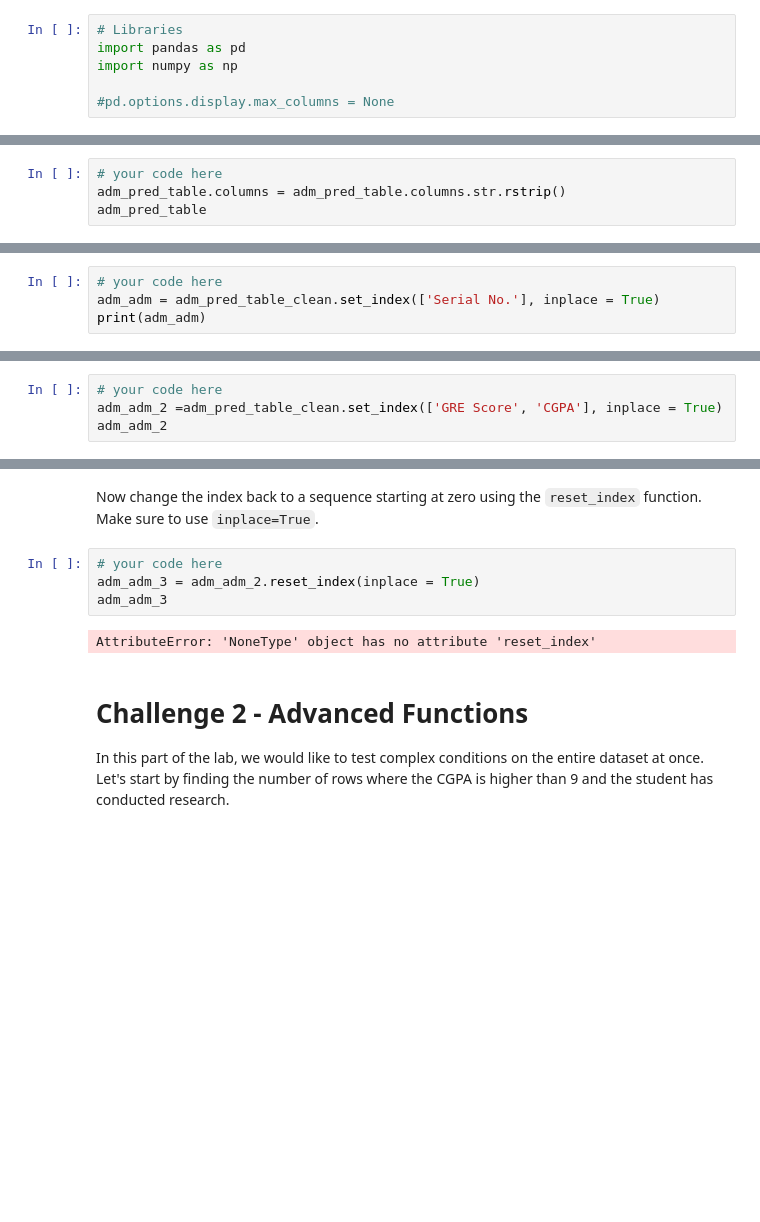
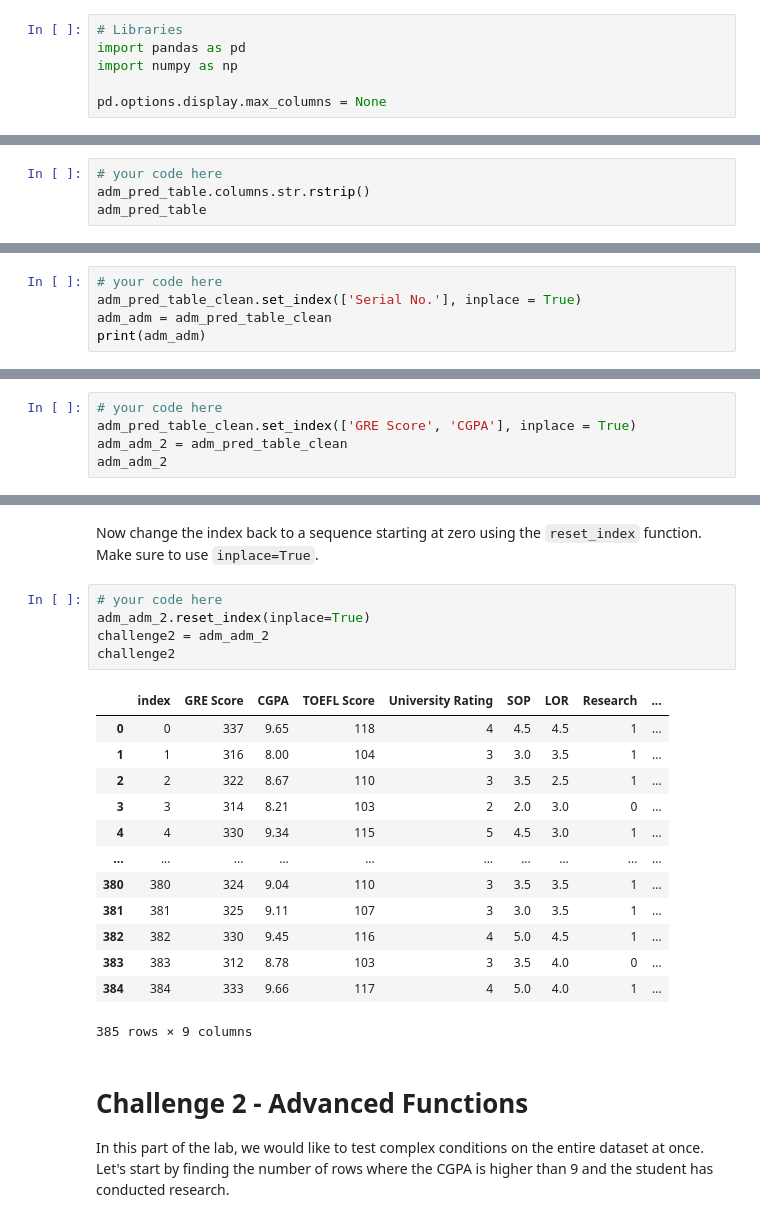
Before and after one commit to TitoGerva/dataptmad1121_labs, a Jupyter notebook: module-2/advanced-pandas/your-code/[advanced-pandas]Gervasio Feliciosi.ipynb, the cells around one changed output, grey strips where cells are left out. Drawn from its saved outputs; the diff is of its cells as text; blank space fills up the shorter version.

```diff
--- a/module-2/advanced-pandas/your-code/[advanced-pandas]Gervasio Feliciosi.ipynb
+++ b/module-2/advanced-pandas/your-code/[advanced-pandas]Gervasio Feliciosi.ipynb
@@ -8,7 +8,7 @@
 import pandas as pd
 import numpy as np
 
-#pd.options.display.max_columns = None
+pd.options.display.max_columns = None
 # %% [markdown]
 # Challenge 1 - Index Functions
 
@@ -45,7 +45,7 @@ adm_pred_table.info
 Remove trailing spaces at the end of the column names if there are any.
 # %%
 # your code here
-adm_pred_table.columns = adm_pred_table.columns.str.rstrip()
+adm_pred_table.columns.str.rstrip()
 adm_pred_table
 # %% [output]
 |  | Serial No. | GRE Score | TOEFL Score | University Rating | SOP | LOR | CGPA | Research | ... |
@@ -93,6 +93,7 @@ adm_pred_table_clean
 Interestingly, there is a column that uniquely identifies the applicants. This column is the serial number column. Instead of having our own index, we should make this column our index. Do this in the cell below. Keep the column in the dataframe in addition to making it an index.
 # %%
 # your code here
-adm_adm = adm_pred_table_clean.set_index(['Serial No.'], inplace = True)
+adm_pred_table_clean.set_index(['Serial No.'], inplace = True)
+adm_adm = adm_pred_table_clean
 print(adm_adm)
 # %% [output]
@@ -101,5 +118,6 @@ None
 Turns out that `GRE Score` and `CGPA` also uniquely identify the data. Show this in the cell below.
 # %%
 # your code here
-adm_adm_2 =adm_pred_table_clean.set_index(['GRE Score', 'CGPA'], inplace = True)
+adm_pred_table_clean.set_index(['GRE Score', 'CGPA'], inplace = True)
+adm_adm_2 = adm_pred_table_clean
 adm_adm_2
@@ -109,10 +142,23 @@ Replace the index with an index comprised of two columns - `GRE Score` and `CGPA
 Now change the index back to a sequence starting at zero using the `reset_index` function. Make sure to use `inplace=True`.
 # %%
 # your code here
-adm_adm_3 = adm_adm_2.reset_index(inplace = True)
-adm_adm_3
+adm_adm_2.reset_index(inplace=True)
+challenge2 = adm_adm_2
+challenge2
 # %% [output]
+|  | index | GRE Score | CGPA | TOEFL Score | University Rating | SOP | LOR | Research | ... |
+| 0 | 0 | 337 | 9.65 | 118 | 4 | 4.5 | 4.5 | 1 | ... |
+| 1 | 1 | 316 | 8.00 | 104 | 3 | 3.0 | 3.5 | 1 | ... |
+| 2 | 2 | 322 | 8.67 | 110 | 3 | 3.5 | 2.5 | 1 | ... |
+| 3 | 3 | 314 | 8.21 | 103 | 2 | 2.0 | 3.0 | 0 | ... |
+| 4 | 4 | 330 | 9.34 | 115 | 5 | 4.5 | 3.0 | 1 | ... |
+| ... | ... | ... | ... | ... | ... | ... | ... | ... | ... |
+| 380 | 380 | 324 | 9.04 | 110 | 3 | 3.5 | 3.5 | 1 | ... |
+| 381 | 381 | 325 | 9.11 | 107 | 3 | 3.0 | 3.5 | 1 | ... |
+| 382 | 382 | 330 | 9.45 | 116 | 4 | 5.0 | 4.5 | 1 | ... |
+| 383 | 383 | 312 | 8.78 | 103 | 3 | 3.5 | 4.0 | 0 | ... |
+| 384 | 384 | 333 | 9.66 | 117 | 4 | 5.0 | 4.0 | 1 | ... |
-AttributeError: 'NoneType' object has no attribute 'reset_index'
+385 rows × 9 columns
 # %% [markdown]
 # Challenge 2 - Advanced Functions
 
```
Also changed, not shown: parts of 16 cells of this notebook.
